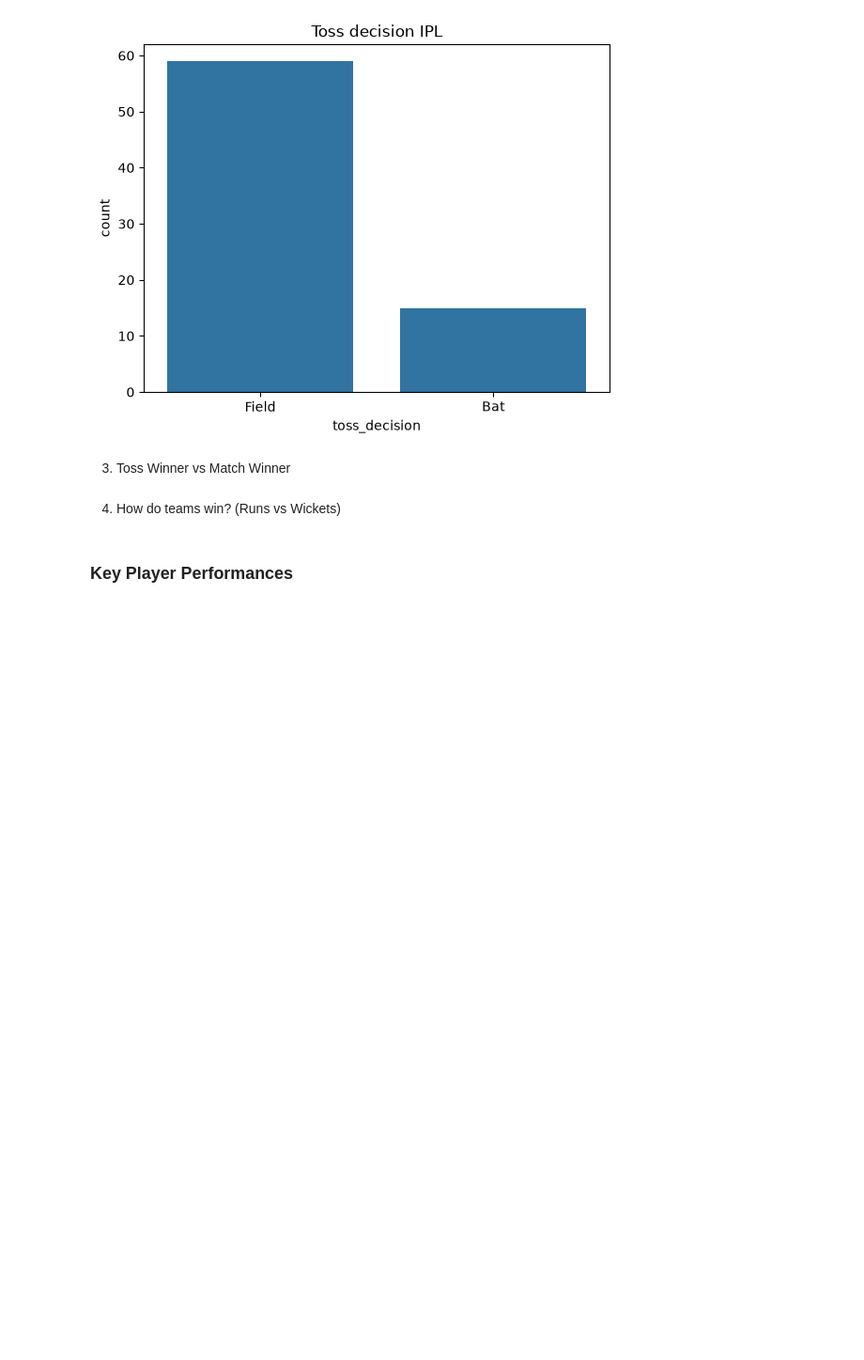
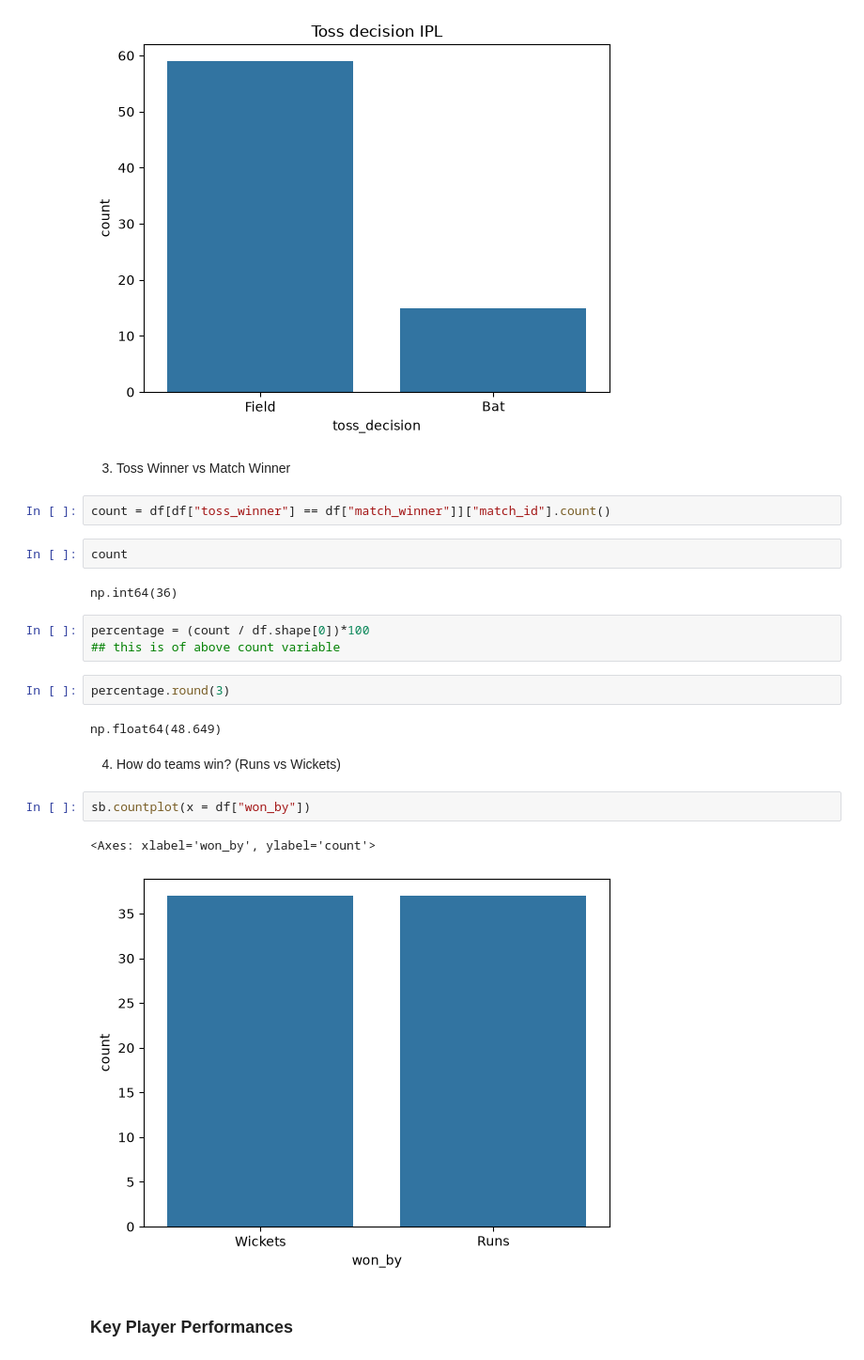
Before and after one commit to PriyankaMandal05/LIBRARIES, a Jupyter notebook: IPL_Capstone_Project.ipynb, the cells around one changed output. Shown at 94% size. Saved outputs shown, nothing was run; the diff lists cells and outputs as text; blank space fills up the shorter version.

```diff
--- a/IPL_Capstone_Project.ipynb
+++ b/IPL_Capstone_Project.ipynb
@@ -169,8 +169,26 @@ Text(0.5, 1.0, 'Toss decision IPL')
 [figure]
 # %% [markdown]
 3. Toss Winner vs Match Winner
+# %%
+count = df[df["toss_winner"] == df["match_winner"]]["match_id"].count()
+# %%
+count
+# %% [output]
+np.int64(36)
+# %%
+percentage = (count / df.shape[0])*100
+## this is of above count variable
+# %%
+percentage.round(3)
+# %% [output]
+np.float64(48.649)
 # %% [markdown]
 4. How do teams win? (Runs vs Wickets)
+# %%
+sb.countplot(x = df["won_by"])
+# %% [output]
+<Axes: xlabel='won_by', ylabel='count'>
+[figure, added]
 # %% [markdown]
 ###  Key Player Performances
 # %% [markdown]
```
Also changed, not shown: parts of 4 cells of this notebook.
